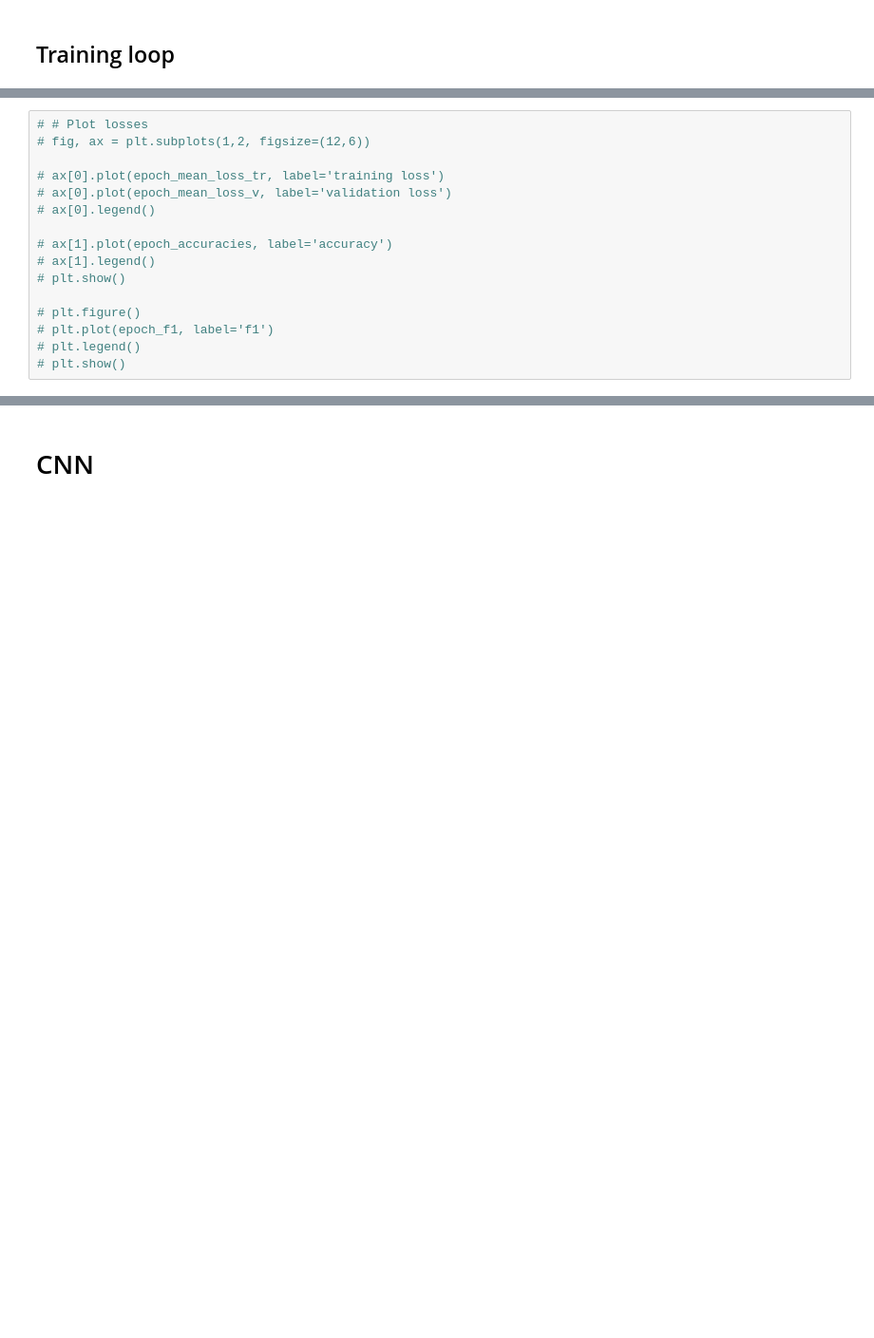
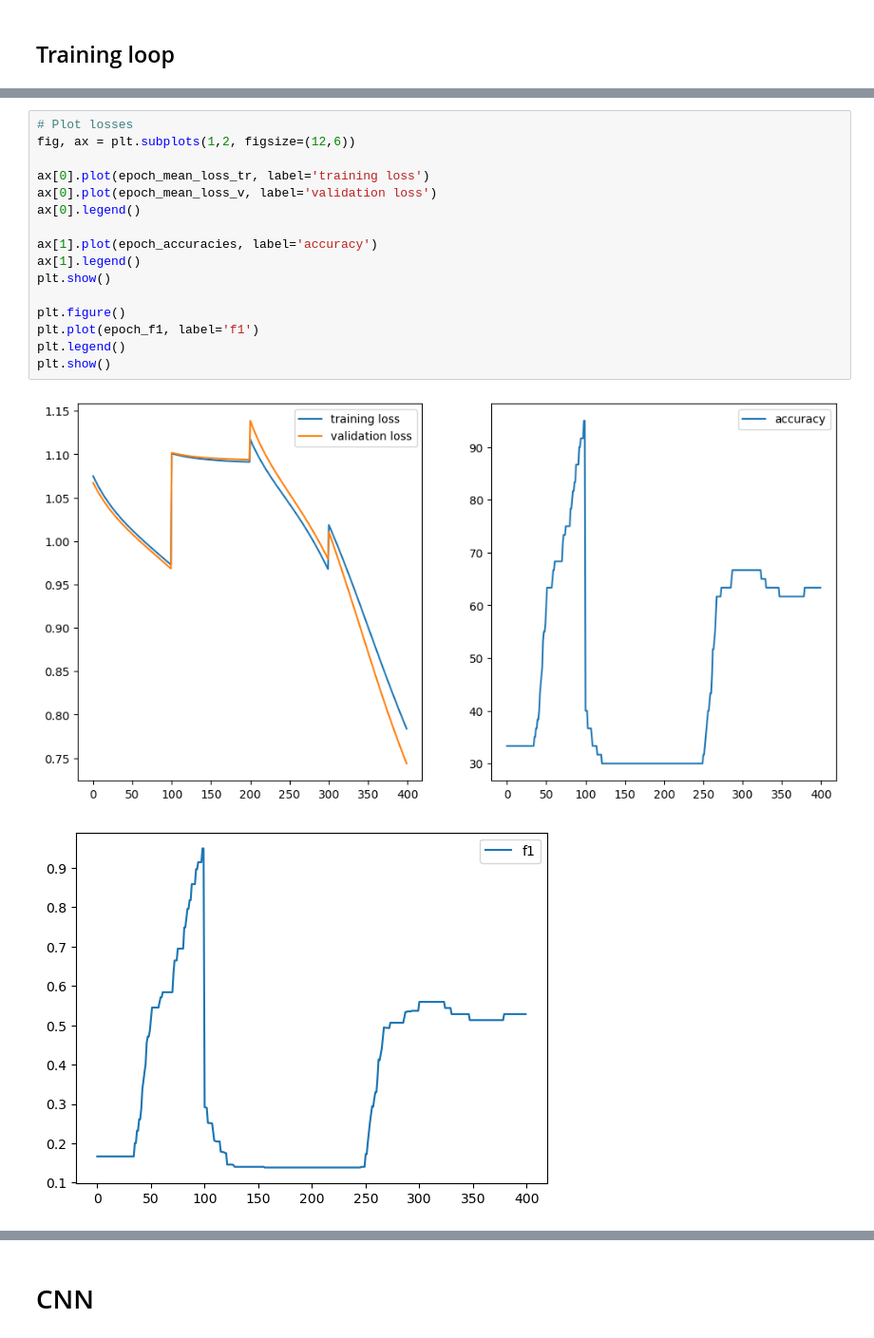
Before and after one commit to Murdock135/neural-nets-at-mizzou, a Jupyter notebook: ECE_8770/project_1/src.ipynb, the cells around one changed output, grey strips where cells are left out. Shown at 95% size. Drawn from its saved outputs; the diff is of its cells as text; blank space fills up the shorter version.

```diff
--- a/ECE_8770/project_1/src.ipynb
+++ b/ECE_8770/project_1/src.ipynb
@@ -367,17 +400,20 @@ final validation loss =  4.880893170833588
 # %%
-# # Plot losses
-# fig, ax = plt.subplots(1,2, figsize=(12,6))
+# Plot losses
+fig, ax = plt.subplots(1,2, figsize=(12,6))
 
-# ax[0].plot(epoch_mean_loss_tr, label='training loss')
-# ax[0].plot(epoch_mean_loss_v, label='validation loss')
-# ax[0].legend()
+ax[0].plot(epoch_mean_loss_tr, label='training loss')
+ax[0].plot(epoch_mean_loss_v, label='validation loss')
+ax[0].legend()
 
-# ax[1].plot(epoch_accuracies, label='accuracy')
-# ax[1].legend()
-# plt.show()
+ax[1].plot(epoch_accuracies, label='accuracy')
+ax[1].legend()
+plt.show()
 
-# plt.figure()
-# plt.plot(epoch_f1, label='f1')
-# plt.legend()
-# plt.show()
+plt.figure()
+plt.plot(epoch_f1, label='f1')
+plt.legend()
+plt.show()
+# %% [output]
+[figure, added]
+[figure, added]
 # %%
```
Also changed, not shown: parts of 18 cells of this notebook, 26 other files.
